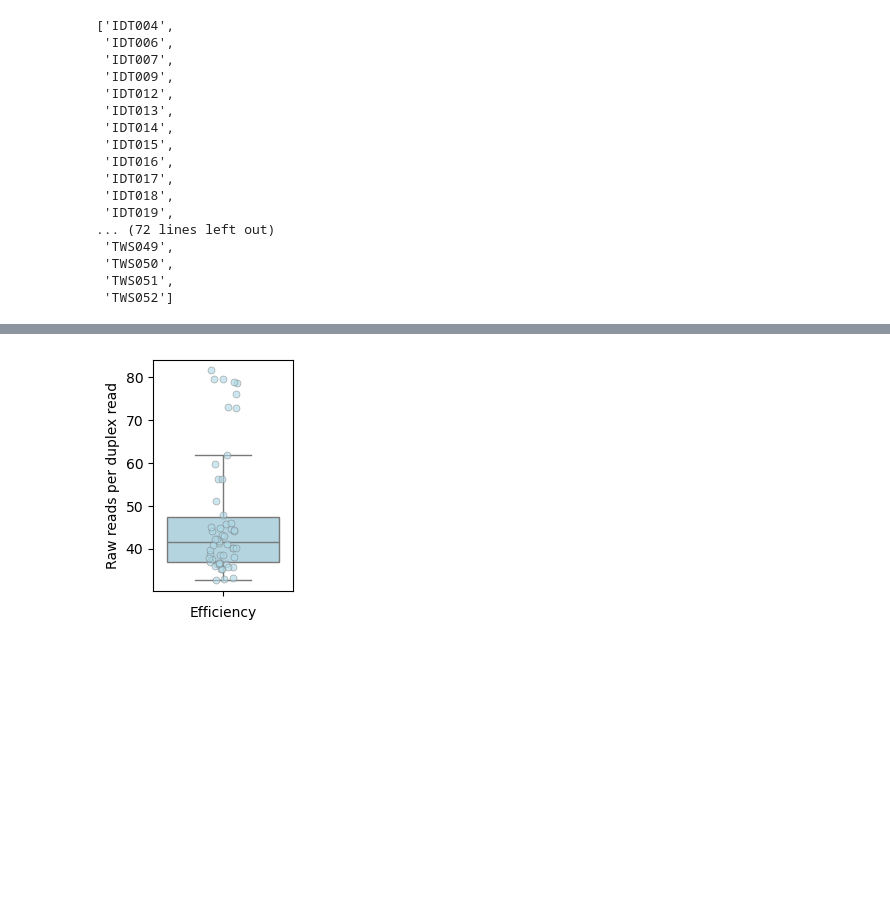
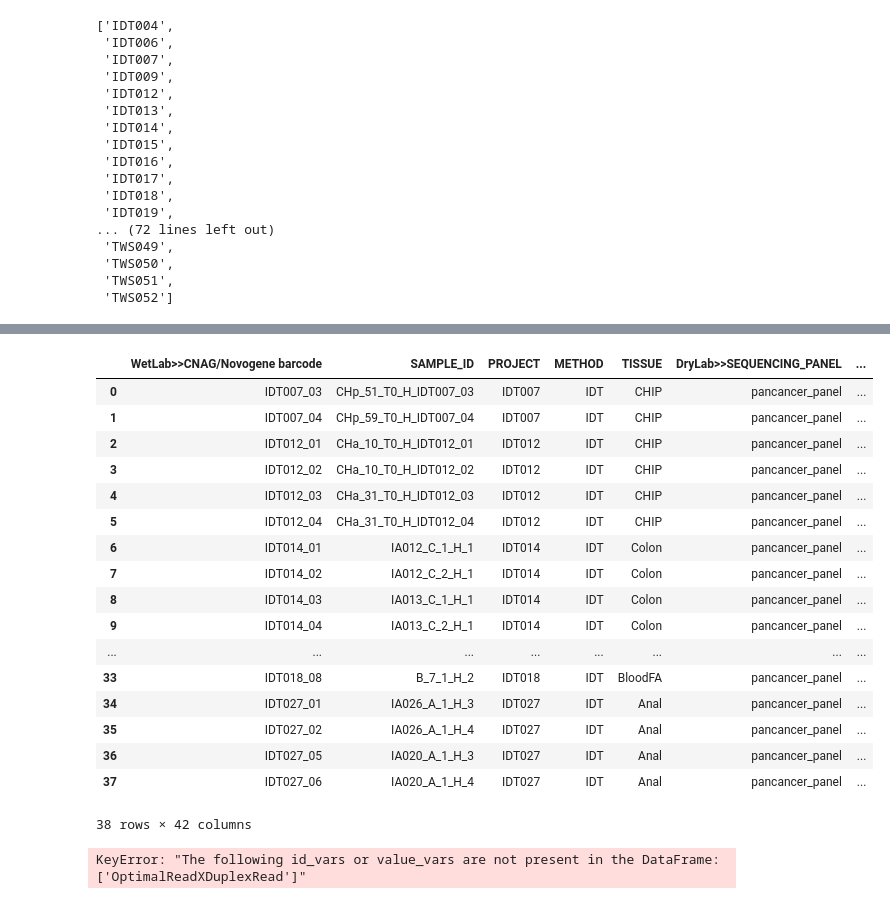
Before and after one commit to bbglab/DeepClone_protocol, a Jupyter notebook: main/figure3/scripts/plot_ontarget_experiments.ipynb, the cells around one changed output, grey strips where cells are left out. Saved outputs shown, nothing was run; the diff lists cells and outputs as text; code cells hidden in the pictures; blank space fills up the shorter version.

```diff
--- a/main/figure3/scripts/plot_ontarget_experiments.ipynb
+++ b/main/figure3/scripts/plot_ontarget_experiments.ipynb
@@ -344,3 +334,24 @@ plt.show()
+# %%
+subset_data
+# %% [output]
+|  | WetLab>>CNAG/Novogene barcode | SAMPLE_ID | PROJECT | METHOD | TISSUE | DryLab>>SEQUENCING_PANEL | ... |
+| 0 | IDT007_03 | CHp_51_T0_H_IDT007_03 | IDT007 | IDT | CHIP | pancancer_panel | ... |
+| 1 | IDT007_04 | CHp_59_T0_H_IDT007_04 | IDT007 | IDT | CHIP | pancancer_panel | ... |
+| 2 | IDT012_01 | CHa_10_T0_H_IDT012_01 | IDT012 | IDT | CHIP | pancancer_panel | ... |
+| 3 | IDT012_02 | CHa_10_T0_H_IDT012_02 | IDT012 | IDT | CHIP | pancancer_panel | ... |
+| 4 | IDT012_03 | CHa_31_T0_H_IDT012_03 | IDT012 | IDT | CHIP | pancancer_panel | ... |
+| 5 | IDT012_04 | CHa_31_T0_H_IDT012_04 | IDT012 | IDT | CHIP | pancancer_panel | ... |
+| 6 | IDT014_01 | IA012_C_1_H_1 | IDT014 | IDT | Colon | pancancer_panel | ... |
+| 7 | IDT014_02 | IA012_C_2_H_1 | IDT014 | IDT | Colon | pancancer_panel | ... |
+| 8 | IDT014_03 | IA013_C_1_H_1 | IDT014 | IDT | Colon | pancancer_panel | ... |
+| 9 | IDT014_04 | IA013_C_2_H_1 | IDT014 | IDT | Colon | pancancer_panel | ... |
+| ... | ... | ... | ... | ... | ... | ... | ... |
+| 33 | IDT018_08 | B_7_1_H_2 | IDT018 | IDT | BloodFA | pancancer_panel | ... |
+| 34 | IDT027_01 | IA026_A_1_H_3 | IDT027 | IDT | Anal | pancancer_panel | ... |
+| 35 | IDT027_02 | IA026_A_1_H_4 | IDT027 | IDT | Anal | pancancer_panel | ... |
+| 36 | IDT027_05 | IA020_A_1_H_3 | IDT027 | IDT | Anal | pancancer_panel | ... |
+| 37 | IDT027_06 | IA020_A_1_H_4 | IDT027 | IDT | Anal | pancancer_panel | ... |
+38 rows × 42 columns
 # %%
 # subset data
 df = subset_data[subset_data["PROJECT"].str.startswith("IDT")].copy()
@@ -408,14 +419,14 @@ sns.stripplot(
 # tidy up
 plt.title("", fontsize=12)
 plt.ylabel("Raw reads per duplex read")
-plt.xlabel("Efficiency")
+plt.xlabel("Conversion Rate")
 plt.xticks([0],[])
 plt.legend().remove()
 # plt.tight_layout()
-plt.savefig("plots/sequencing_efficiency_per_capture_status_plot_horizontal.pdf", dpi=300, bbox_inches='tight')
+plt.savefig("plots/sequencing_conversion_rate.pdf", dpi=300, bbox_inches='tight')
 plt.show()
 # %% [output]
-[figure, removed]
+KeyError: "The following id_vars or value_vars are not present in the DataFrame: ['OptimalReadXDuplexRead']"
 # %%
 # subset data
 df = subset_data[subset_data["PROJECT"].str.startswith("IDT")].copy()
```
Also changed, not shown: parts of 6 cells of this notebook, 2 other files.
